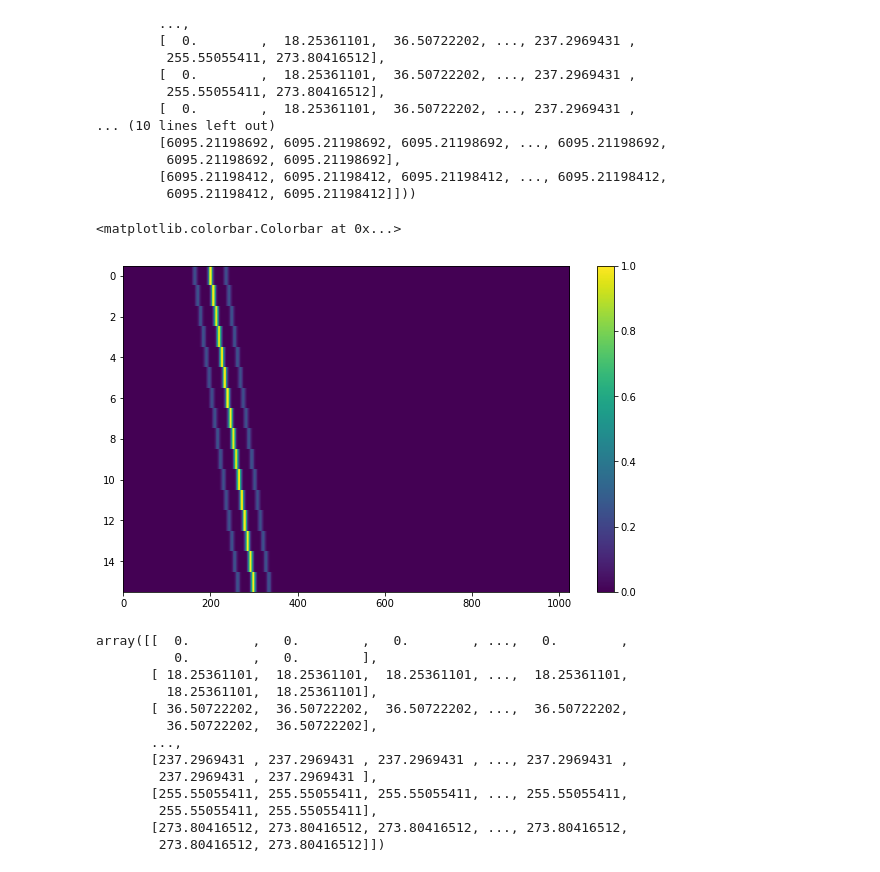
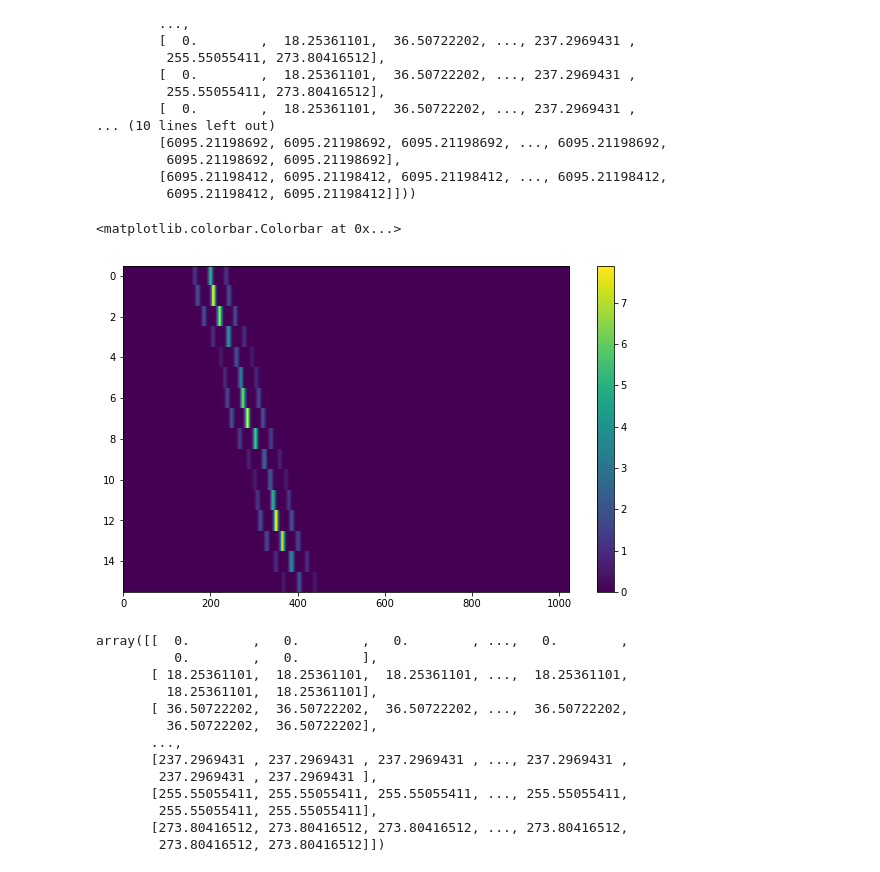
Before and after one commit to bbrzycki/setigen, a Jupyter notebook: jupyter-notebooks/Add_general_signal.ipynb, the cells around one changed output. Drawn from its saved outputs; the diff is of its cells as text; code cells hidden in the pictures.

Commit message:
Modify signal path (quadratic, sine)

```diff
--- a/jupyter-notebooks/Add_general_signal.ipynb
+++ b/jupyter-notebooks/Add_general_signal.ipynb
@@ -105,9 +105,19 @@ def gaussian(x, mu, sig):
 
 ###
 
-def constant_freq(f_start, drift_rate):
+def constant_curve(f_start, drift_rate):
     def curve(t):
         return f_start + drift_rate * t
+    return curve
+
+def squared_curve(f_start, drift_rate):
+    def curve(t):
+        return f_start + drift_rate * t**2
+    return curve
+
+def sine_curve(f_start, drift_rate, period, amplitude):
+    def curve(t):
+        return f_start + amplitude * np.sin(2*np.pi*t/period) + drift_rate * t
     return curve
 
 ###
@@ -129,38 +139,39 @@ def multiple_gaussian_shape(width = 0.00001):
             + gaussian(f, f_center + 0.0001, width)/4
     return shape
 
 ###
 
 def constant_intensity(level=1):
     def intensity(t):
         return level
     return intensity
 
-def sine_intensity(period, level=1):
+def sine_intensity(period, amplitude=1, level=1):
     def intensity(t):
-        return np.sin(2*np.pi*t/period) + level
+        return amplitude * np.sin(2*np.pi*t/period) + level
     return intensity
 
 ###
 
 def render(t,
            f,
            curve,
            shape,
            intensity):
     return intensity(t) * shape(f, curve(t))
 
 test = render(tt,
               ff,
-              constant_freq(f_start = fs[200], drift_rate = -0.000001),
+              sine_curve(f_start = fs[200], drift_rate = -0.000002,
+                         period = 100, amplitude = 0.00002),
               multiple_gaussian_shape(width = 0.00001),
-              sine_intensity(period = tsamp, level = 1))
+              sine_intensity(period = 100, amplitude = 3, level = 5))
 plt.figure(figsize=(10,6))
 plt.imshow(test, aspect='auto')
 plt.colorbar()
 # %% [output]
 <matplotlib.colorbar.Colorbar at 0x...>
-[figure, old version]
+[figure, new version]
 # %%
 tt
 # %% [output]
```
Also changed, not shown: 1 other file.
